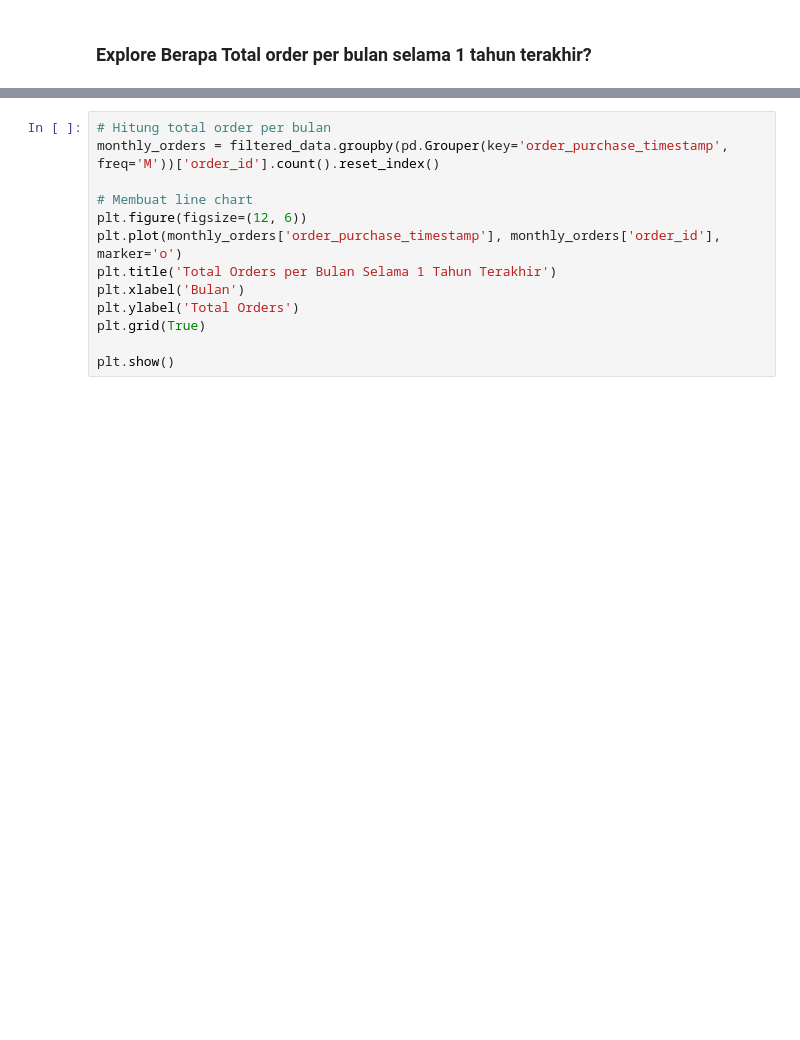
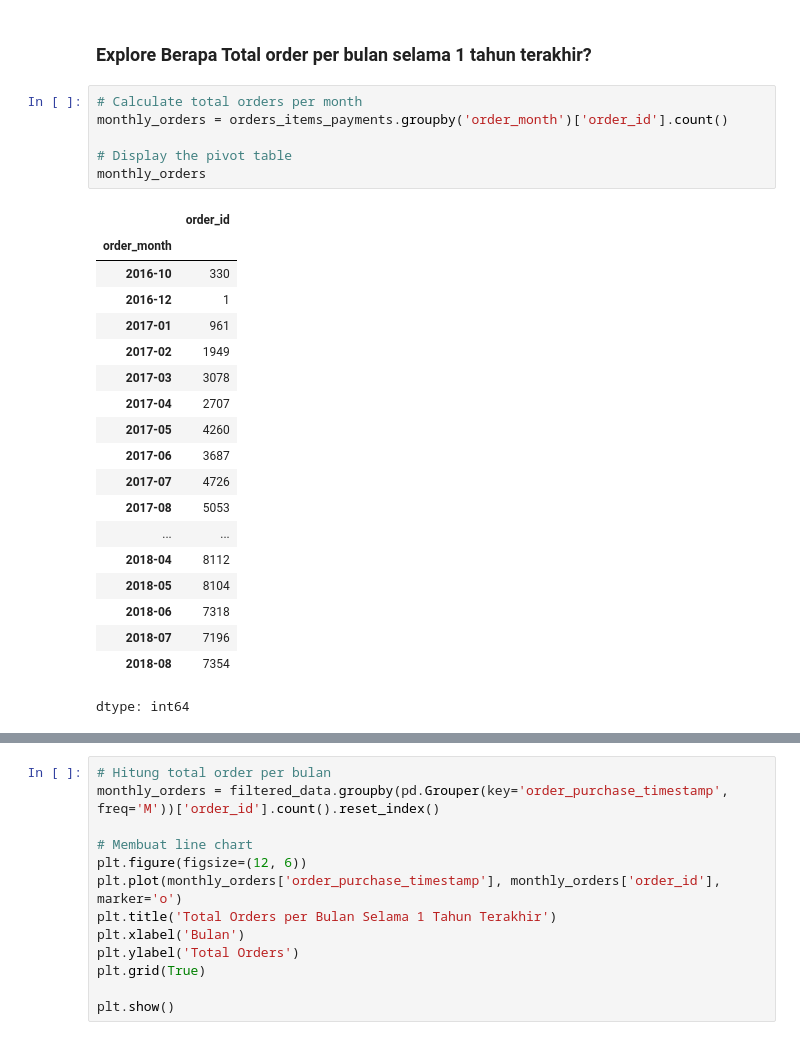
Before and after one commit to ralik45/E-Commerce-Analysis, a Jupyter notebook: Submission.ipynb, the cells around one changed output, grey strips where cells are left out. Saved outputs shown, nothing was run; the diff lists cells and outputs as text; blank space fills up the shorter version.

```diff
--- a/Submission.ipynb
+++ b/Submission.ipynb
@@ -1044,3 +1044,29 @@ monthly_sales
 dtype: float64
 # %% [markdown]
 ### Explore Berapa Total order per bulan selama 1 tahun terakhir?
+# %%
+# Calculate total orders per month
+monthly_orders = orders_items_payments.groupby('order_month')['order_id'].count()
+
+# Display the pivot table
+monthly_orders
+# %% [output]
+|  | order_id |
+| order_month |  |
+| 2016-10 | 330 |
+| 2016-12 | 1 |
+| 2017-01 | 961 |
+| 2017-02 | 1949 |
+| 2017-03 | 3078 |
+| 2017-04 | 2707 |
+| 2017-05 | 4260 |
+| 2017-06 | 3687 |
+| 2017-07 | 4726 |
+| 2017-08 | 5053 |
+| ... | ... |
+| 2018-04 | 8112 |
+| 2018-05 | 8104 |
+| 2018-06 | 7318 |
+| 2018-07 | 7196 |
+| 2018-08 | 7354 |
+dtype: int64
```
Also changed, not shown: parts of 1 cell of this notebook.
